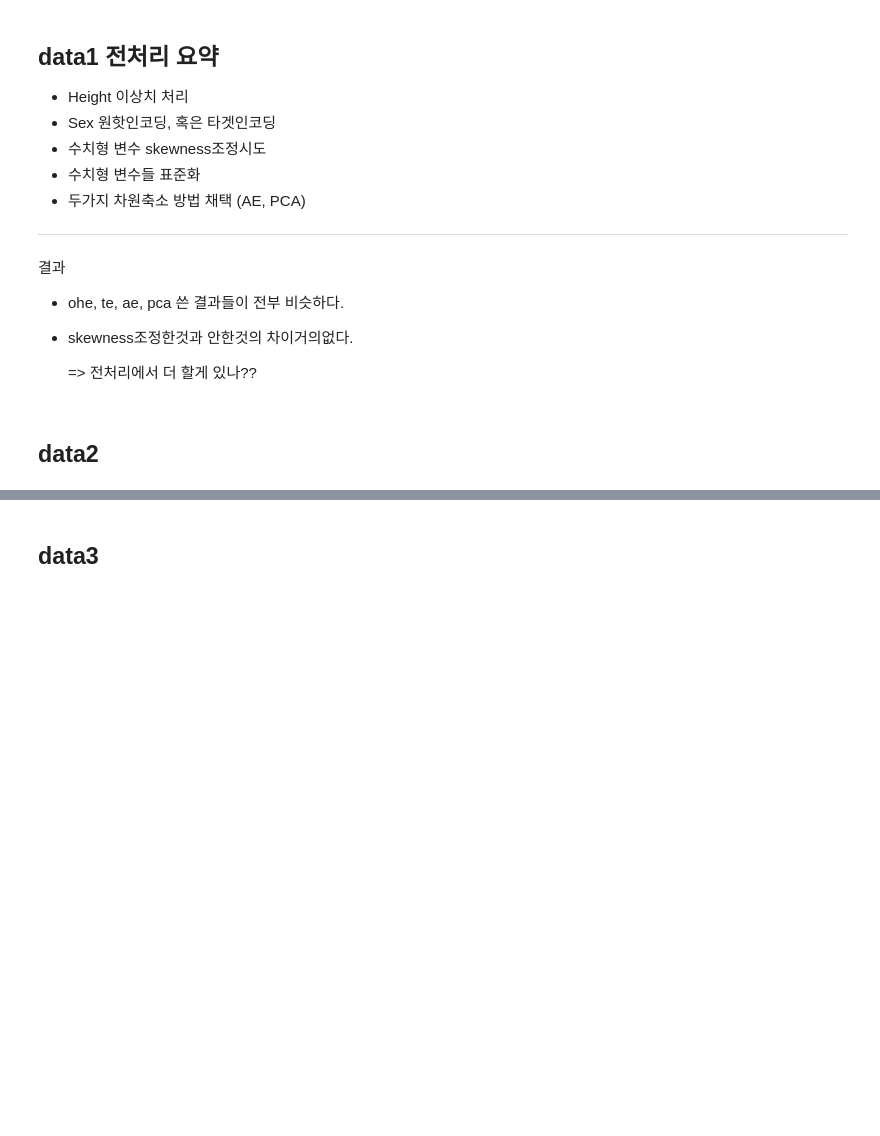
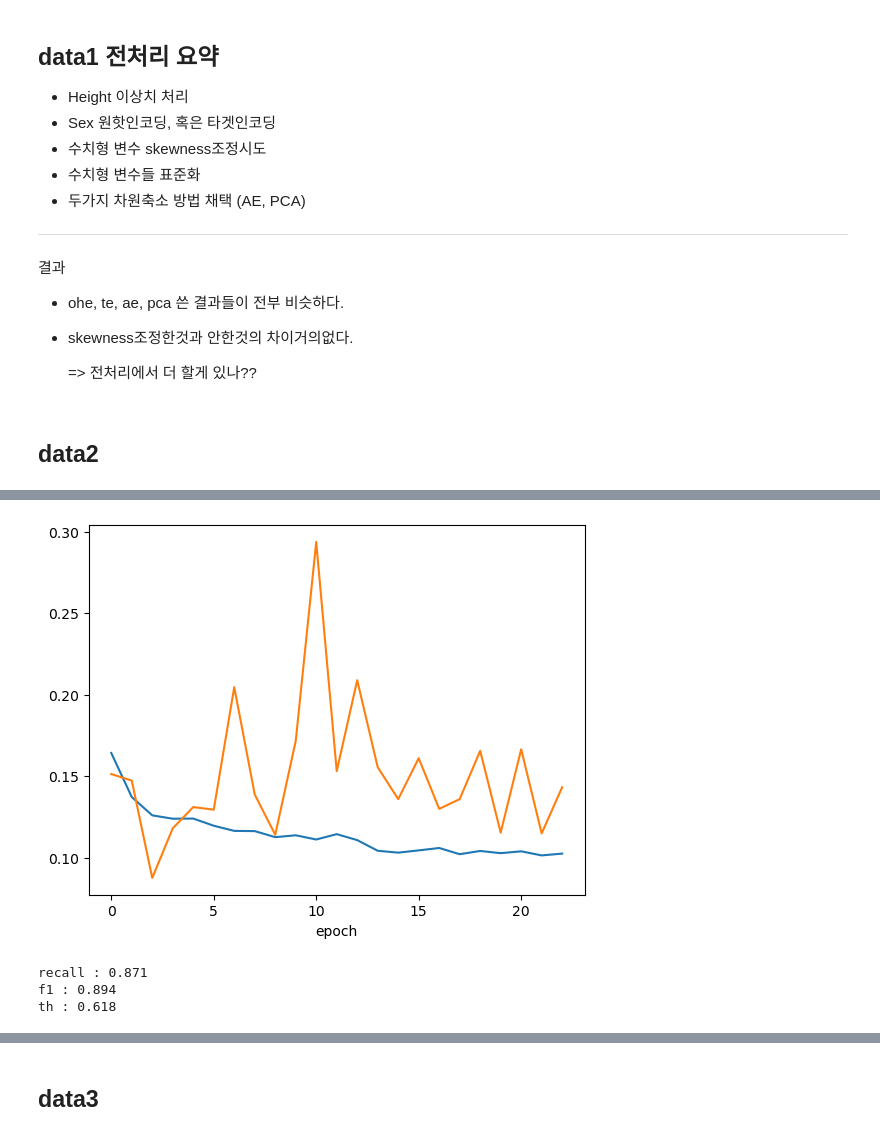
Before and after one commit to bgh2104/AIB_TP1, a Jupyter notebook: preprocessing.ipynb, the cells around one changed output, grey strips where cells are left out. Saved outputs shown, nothing was run; the diff lists cells and outputs as text; code cells hidden in the pictures; blank space fills up the shorter version.

```diff
--- a/preprocessing.ipynb
+++ b/preprocessing.ipynb
@@ -351,0 +643,36 @@ pca mean rmse : 2.2542313412077624
+# %%
+# SMOTEENN
+from imblearn.combine import SMOTEENN
+
+X_train3, y_train3 = SMOTEENN().fit_resample(X_train, y_train)
+train_ds3 = tf.data.Dataset.from_tensor_slices((X_train3, y_train3))
+train_ds3 = train_ds3.cache().shuffle(28000).batch(32)
+
+b_model6 = keras.models.clone_model(b_model4)
+b_model6.compile(loss='binary_crossentropy',
+                 metrics=[keras.metrics.AUC(name='prc', curve='PR')],
+                 optimizer=keras.optimizers.Adam(0.1))
+
+e_stop.monitor = 'val_loss'
+reduce_lr.monitor = 'val_loss'
+
+hist = b_model6.fit(train_ds3,
+                    validation_data=valid_ds,
+                    epochs=200,
+                    callbacks=[e_stop, reduce_lr],
+                    verbose=0)
+
+plt.plot(hist.history['loss'], label='train')
+plt.plot(hist.history['val_loss'], label='val')
+plt.xlabel('epoch')
+plt.show()
+# %% [output]
+[figure, added]
+# %%
+_, recall, f1, th = prec_recall(b_model6, X_test, y_test)
+print(f'recall : {recall:.3f}\nf1 : {f1:.3f}\nth : {th:.3f}')
+# SMOTEENN도 f1살짝 증가. 리콜은 비슷
+# %% [output]
+recall : 0.871
+f1 : 0.894
+th : 0.618
```
Also changed, not shown: parts of 24 cells of this notebook.
